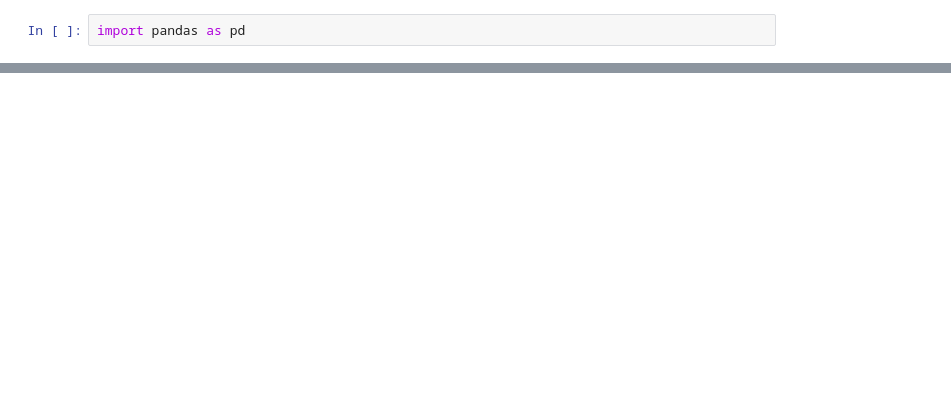
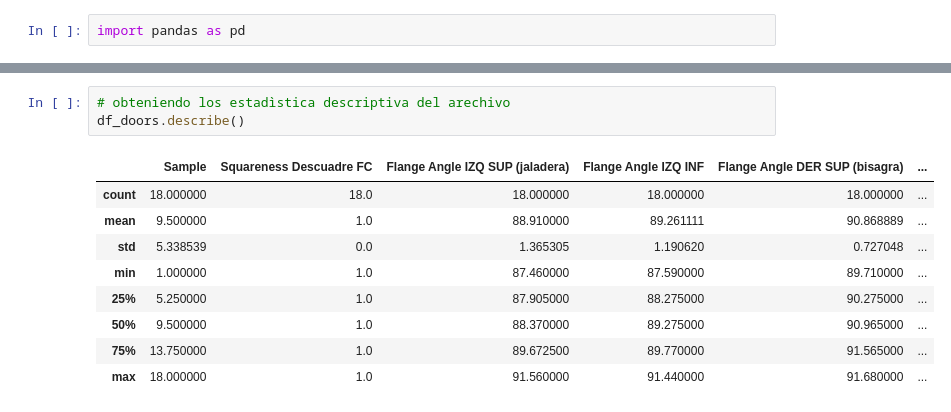
Before and after one commit to RSalgadoAyala/IBM-Training, a Jupyter notebook: TestGit.ipynb, the cells around one changed output, grey strips where cells are left out. Saved outputs shown, nothing was run; the diff lists cells and outputs as text; blank space fills up the shorter version.

```diff
--- a/TestGit.ipynb
+++ b/TestGit.ipynb
@@ -16,0 +25,13 @@ df_doors.head()
+# %%
+# obteniendo los estadìstica descriptiva del arechivo
+df_doors.describe()
+# %% [output]
+|  | Sample | Squareness Descuadre FC | Flange Angle IZQ SUP (jaladera) | Flange Angle IZQ INF | Flange Angle DER SUP (bisagra) | ... |
+| count | 18.000000 | 18.0 | 18.000000 | 18.000000 | 18.000000 | ... |
+| mean | 9.500000 | 1.0 | 88.910000 | 89.261111 | 90.868889 | ... |
+| std | 5.338539 | 0.0 | 1.365305 | 1.190620 | 0.727048 | ... |
+| min | 1.000000 | 1.0 | 87.460000 | 87.590000 | 89.710000 | ... |
+| 25% | 5.250000 | 1.0 | 87.905000 | 88.275000 | 90.275000 | ... |
+| 50% | 9.500000 | 1.0 | 88.370000 | 89.275000 | 90.965000 | ... |
+| 75% | 13.750000 | 1.0 | 89.672500 | 89.770000 | 91.565000 | ... |
+| max | 18.000000 | 1.0 | 91.560000 | 91.440000 | 91.680000 | ... |
```
Also changed, not shown: parts of 7 cells of this notebook.
